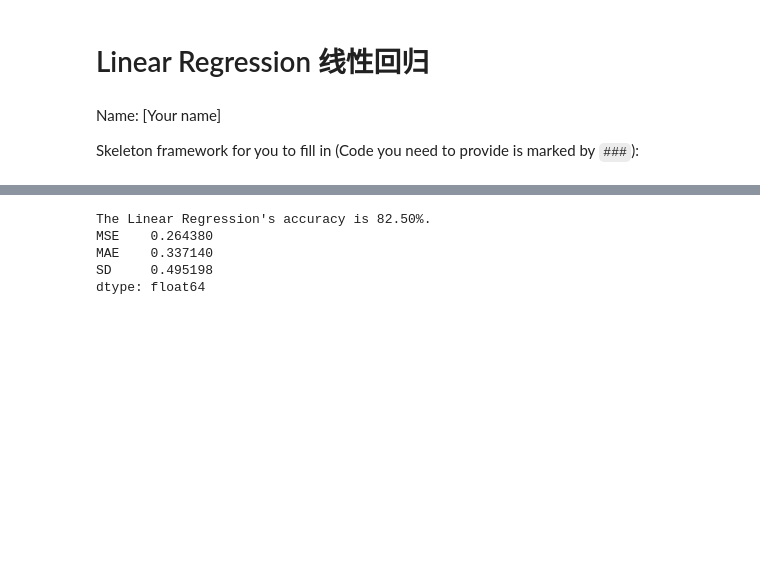
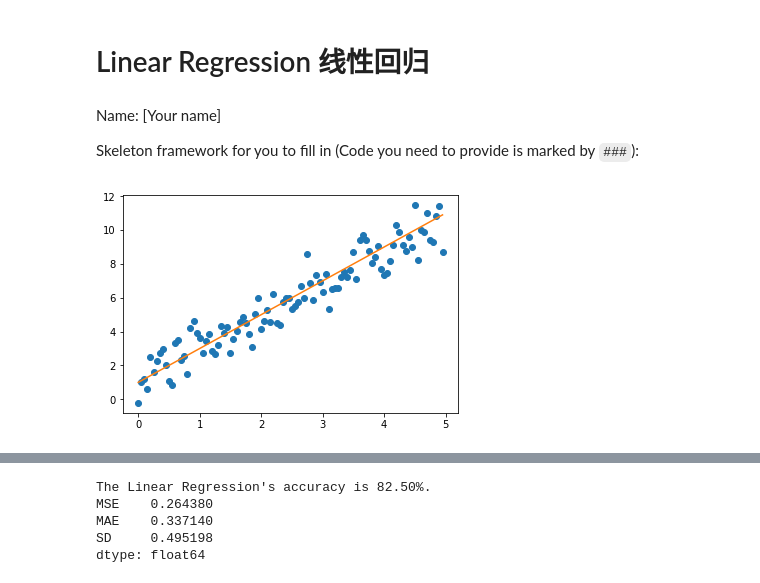
Before and after one commit to yuwoliang/Summer-School, a Jupyter notebook: Linear_Regression.ipynb, the cells around one changed output, grey strips where cells are left out. Saved outputs shown, nothing was run; the diff lists cells and outputs as text; code cells hidden in the pictures; blank space fills up the shorter version.

```diff
--- a/Linear_Regression.ipynb
+++ b/Linear_Regression.ipynb
@@ -63,3 +66,17 @@ def LR_test( x , y, w ):
     print(obj)
 
     return t
+# %%
+# Create data
+w = np.array([[1.0], [2.0]])
+x = np.arange(0,5,5/100)
+x = np.column_stack( ((np.ones(100)) , x) )
+true_y = np.dot(x, w)
+noise_y = true_y + np.random.randn(100,1)
+true_y = np.round(true_y, 2)
+
+plt.plot(x[:,1], noise_y, 'o')
+plt.plot(x[:,1], np.dot(x, w))
+plt.show()
+# %% [output]
+[figure, added]
```
Also changed, not shown: parts of 6 cells of this notebook.
